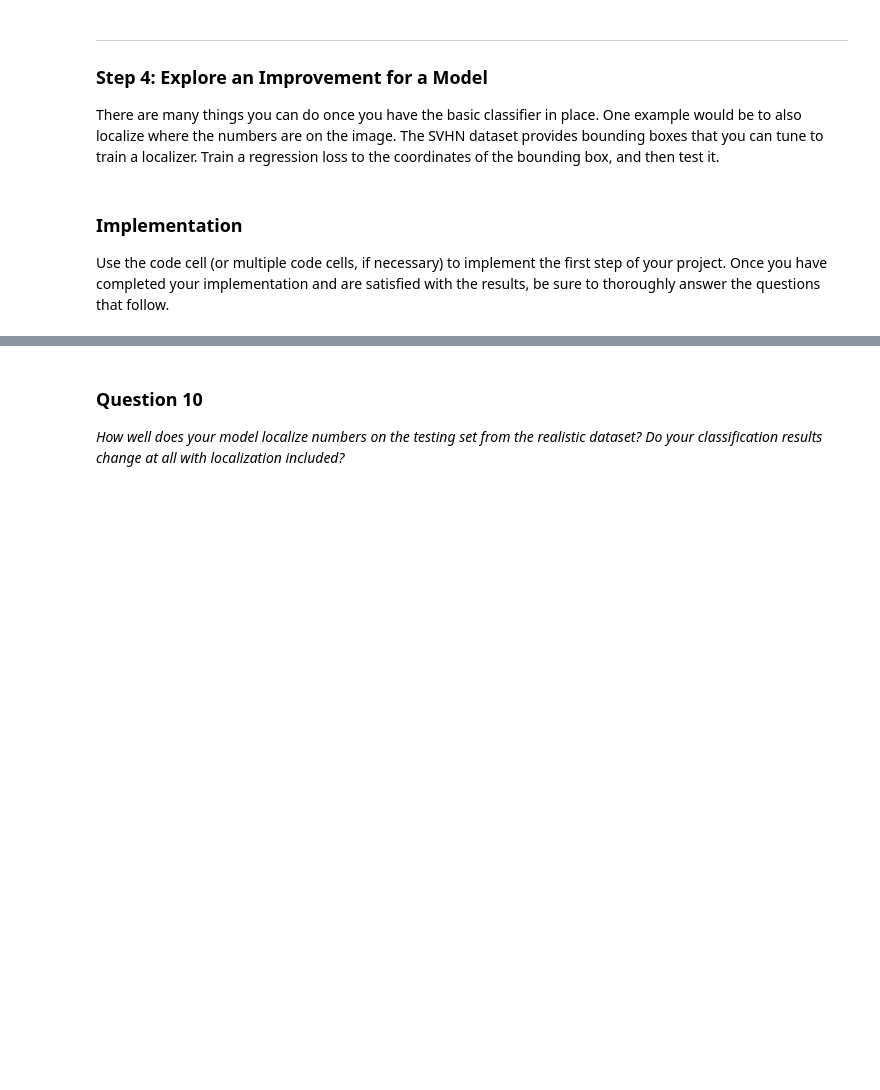
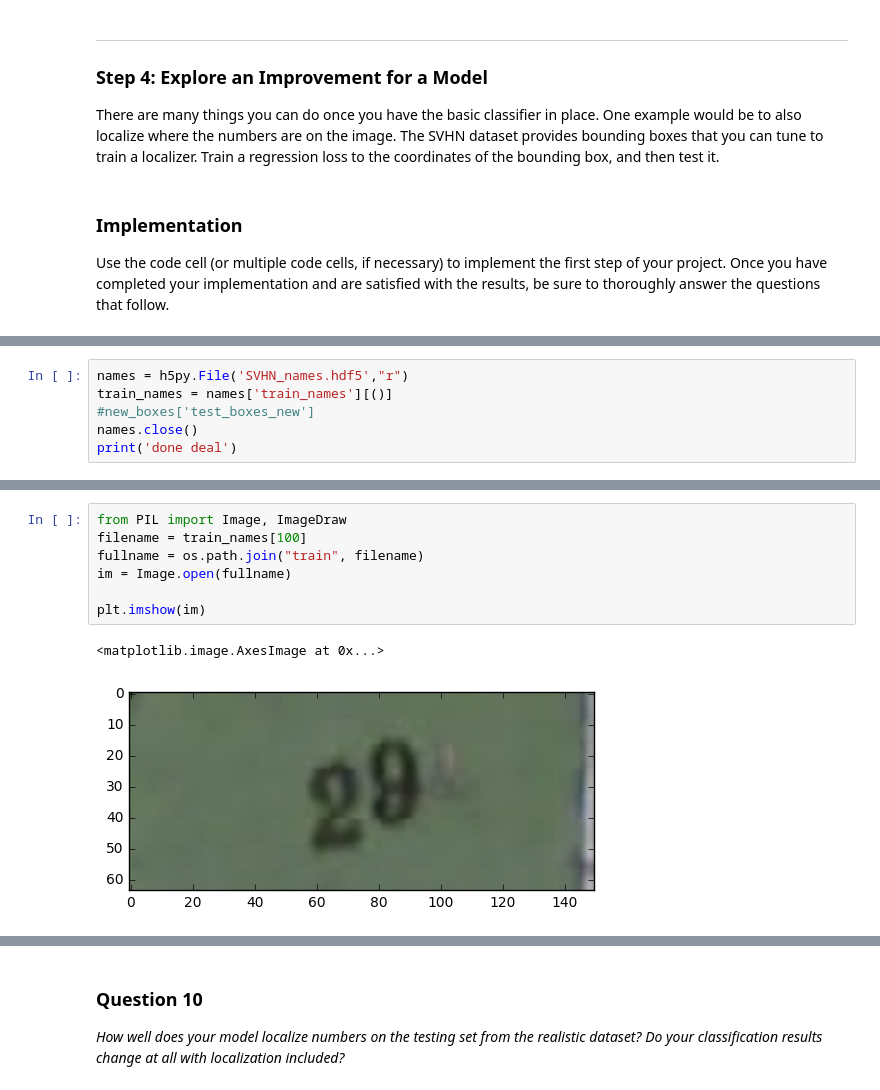
Before and after one commit to axlbert/SVHN_Recognition_NN, a Jupyter notebook: digit_recognition.ipynb, the cells around one changed output, grey strips where cells are left out. Drawn from its saved outputs; the diff is of its cells as text; blank space fills up the shorter version.

```diff
--- a/digit_recognition.ipynb
+++ b/digit_recognition.ipynb
@@ -971,0 +973,6 @@ array([[ 55.,  77.,   0.,   0.,   0.,   0.,   0.,   0.],
+# %%
+names = h5py.File('SVHN_names.hdf5',"r")
+train_names = names['train_names'][()]
+#new_boxes['test_boxes_new']
+names.close()
+print('done deal')
@@ -971,0 +989,10 @@ array([[ 55.,  77.,   0.,   0.,   0.,   0.,   0.,   0.],
+# %%
+from PIL import Image, ImageDraw
+filename = train_names[100]
+fullname = os.path.join("train", filename)
+im = Image.open(fullname)
+
+plt.imshow(im)
+# %% [output]
+<matplotlib.image.AxesImage at 0x...>
+[figure, added]
```
Also changed, not shown: parts of 15 cells of this notebook, 3 other files.
